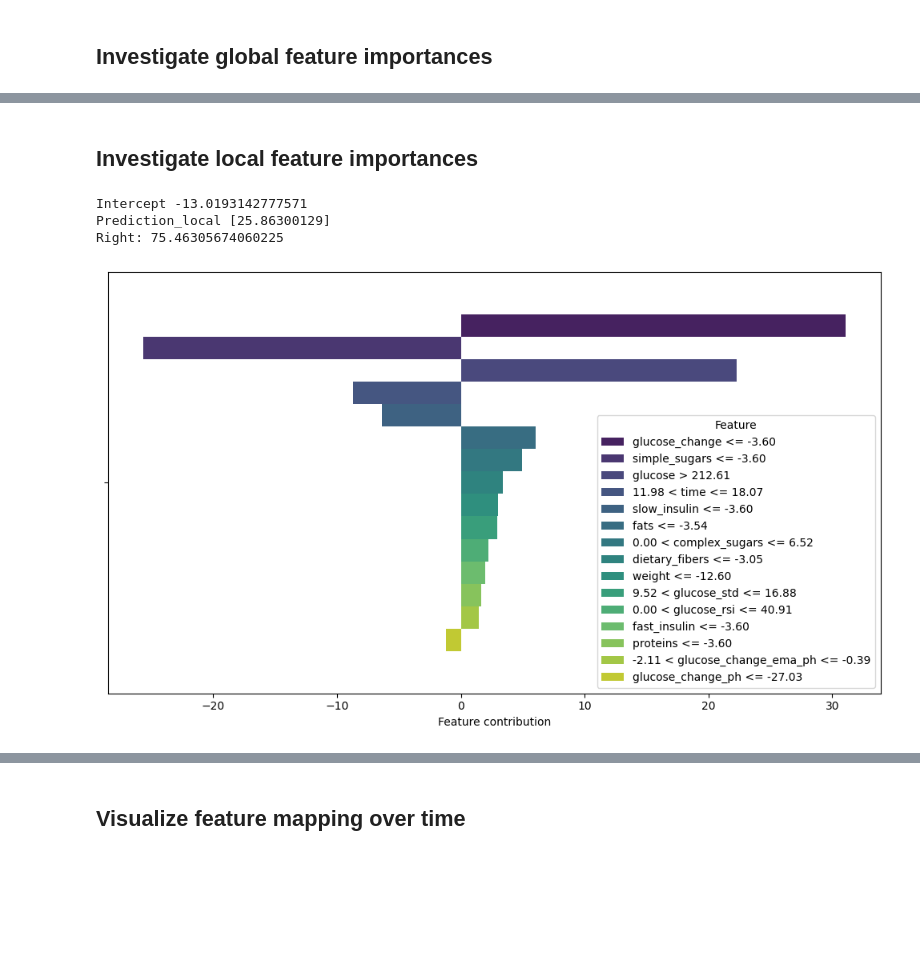
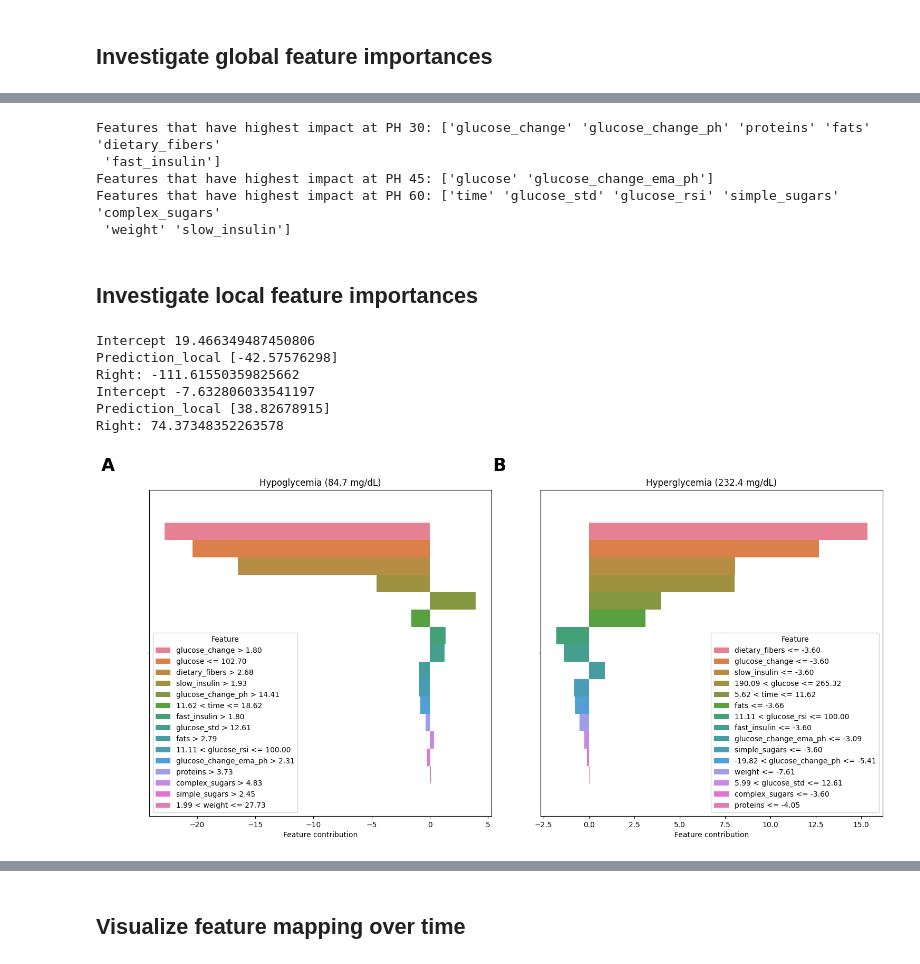
Before and after one commit to Prgrmmrjns/Glucovision, a Jupyter notebook: plotting.ipynb, the cells around one changed output, grey strips where cells are left out. Cells and saved outputs as stored; diff of their text form; code cells hidden in the pictures; blank space fills up the shorter version.

```diff
--- a/plotting.ipynb
+++ b/plotting.ipynb
@@ -230,7 +266,10 @@ plot_feature_importances(model)
 # %%
-prediction_horizon = 12
+prediction_horizon = 6
+model_path = f"models/gpt4o/{prediction_horizon}/lightgbm_model_{patient}.joblib"
+model = joblib.load(model_path)
 importances_df = pd.DataFrame(index=model.feature_name_)
 
+patients = ['001', '002', '004', '006', '007', '008']
 for patient in patients:
     model_path = f"models/gpt4o/{prediction_horizon}/lightgbm_model_{patient}.joblib"
     model = joblib.load(model_path)
@@ -238,8 +277,8 @@ for patient in patients:
 
 # Normalize importances
 importances_df = importances_df.div(importances_df.sum(axis=0), axis=1) * 100
-importances_df['Total'] = importances_df.sum(axis=1)
-importances_df = importances_df.sort_values(by='Total', ascending=False).drop(columns=['Total'])
+importances_df['Aggregated'] = importances_df.mean(axis=1)
+importances_df = importances_df.sort_values(by='Aggregated', ascending=False)
 
 # Prepare data for the second plot
 combined_importances = pd.DataFrame()
@@ -249,8 +288,8 @@ for feature in features_of_interest:
     combined_importances[feature] = importances_df.loc[feature]
 
 combined_importances = combined_importances.transpose()
-combined_importances['Total'] = combined_importances.sum(axis=1)
-combined_importances = combined_importances.sort_values(by='Total', ascending=False).drop(columns=['Total'])
+combined_importances['Aggregated'] = combined_importances.sum(axis=1)
+combined_importances = combined_importances.sort_values(by='Aggregated', ascending=False)
 
 normalized_importances = combined_importances.div(combined_importances.sum(axis=0), axis=1) * 100
 
@@ -287,37 +448,54 @@ normalized_importances
+# %%
+for ph in [6, 9, 12]:
+    features_at_ph = feature_most_impact_ph_df.loc[feature_most_impact_ph_df['PH']==ph, 'Feature'].values
+    print(f'Features that have highest impact at PH {ph*5}: {features_at_ph}')
+# %% [output]
+Features that have highest impact at PH 30: ['glucose_change' 'glucose_change_ph' 'proteins' 'fats' 'dietary_fibers'
+ 'fast_insulin']
+Features that have highest impact at PH 45: ['glucose' 'glucose_change_ema_ph']
+Features that have highest impact at PH 60: ['time' 'glucose_std' 'glucose_rsi' 'simple_sugars' 'complex_sugars'
+ 'weight' 'slow_insulin']
 # %% [markdown]
 ## Investigate local feature importances
 # %%
-data = pd.read_csv("data/sonnet/12/data.csv")
+approach = 'gpt4o'
+prediction_horizon = 6
+patient = '002'
+data = pd.read_csv(f"data/{approach}/{prediction_horizon}/data.csv")
+data = data[data['patient']==int(patient[2])]
 X = data.drop(['glucose_next', 'datetime', 'patient', 'hour'], axis=1)
-prediction_horizon = 12
-approach = 'sonnet'
-patient = '001'
 model_path = f"models/{approach}/{prediction_horizon}/lightgbm_model_{patient}.joblib"
 model = joblib.load(model_path)
 explainer = LimeTabularExplainer(X.values,
                                  feature_names=X.columns,
                                  class_names=['glucose_next'],
                                  verbose=True,
                                  mode='regression')
 
-
 def predict_fn(data):
     return model.predict(data)
-instance_idx = np.argmax(data['glucose_next'])
-instance = X.iloc[instance_idx].values.reshape(1, -1)
-exp = explainer.explain_instance(instance[0], predict_fn, num_features=len(X.columns))
-feature_importances = exp.as_list()
+hypoglycemia_idx = np.argmin(data['glucose_next'])
+hyperglycemia_idx = np.argmax(data['glucose_next'])
 
-# Convert to DataFrame
-importance_df = pd.DataFrame(feature_importances, columns=['Feature', 'Importance'])
 
-plt.figure(figsize=(10, 6))
-sns.barplot(x='Importance', hue='Feature', data=importance_df, palette="viridis")
-plt.xlabel('Feature contribution')
+fig, axs = plt.subplots(1, 2, figsize=(15, 7.5))
+for i, idx in enumerate([hypoglycemia_idx, hyperglycemia_idx]):
+    instance = X.iloc[idx].values.reshape(1, -1)
+    exp = explainer.explain_instance(instance[0], predict_fn, num_features=len(X.columns))
+    feature_importances = exp.as_list()
+    importance_df = pd.DataFrame(feature_importances, columns=['Feature', 'Importance'])
+    sns.barplot(x='Importance', hue='Feature', data=importance_df, ax=axs[i])
+    axs[i].text(-0.1, 1.1, f"{chr(65+i)}", transform=axs[i].transAxes, fontsize=24, fontweight='bold', va='top', ha='right')
+    axs[i].set_title(f'{"Hypoglycemia" if i == 0 else "Hyperglycemia"} ({round(data.iloc[idx, 0], 1)} mg/dL)')
+    axs[i].set_xlabel('Feature contribution')
+
 plt.tight_layout()
 plt.show()
 # %% [output]
-Intercept -13.0193142777571
-Prediction_local [25.86300129]
-Right: 75.46305674060225
+Intercept 19.466349487450806
+Prediction_local [-42.57576298]
+Right: -111.61550359825662
+Intercept -7.632806033541197
+Prediction_local [38.82678915]
+Right: 74.37348352263578
-[figure, old version]
+[figure, new version]
```
Also changed, not shown: parts of 27 cells of this notebook, 27 other files.
